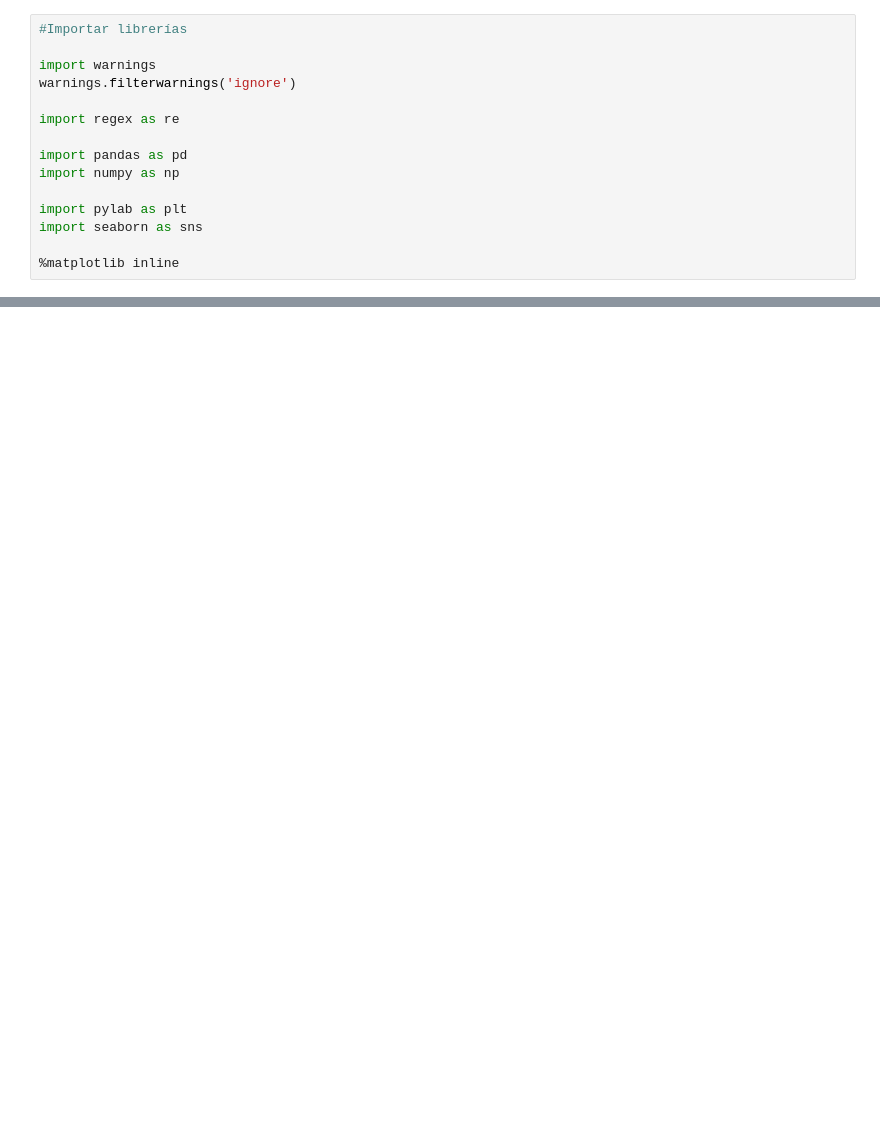
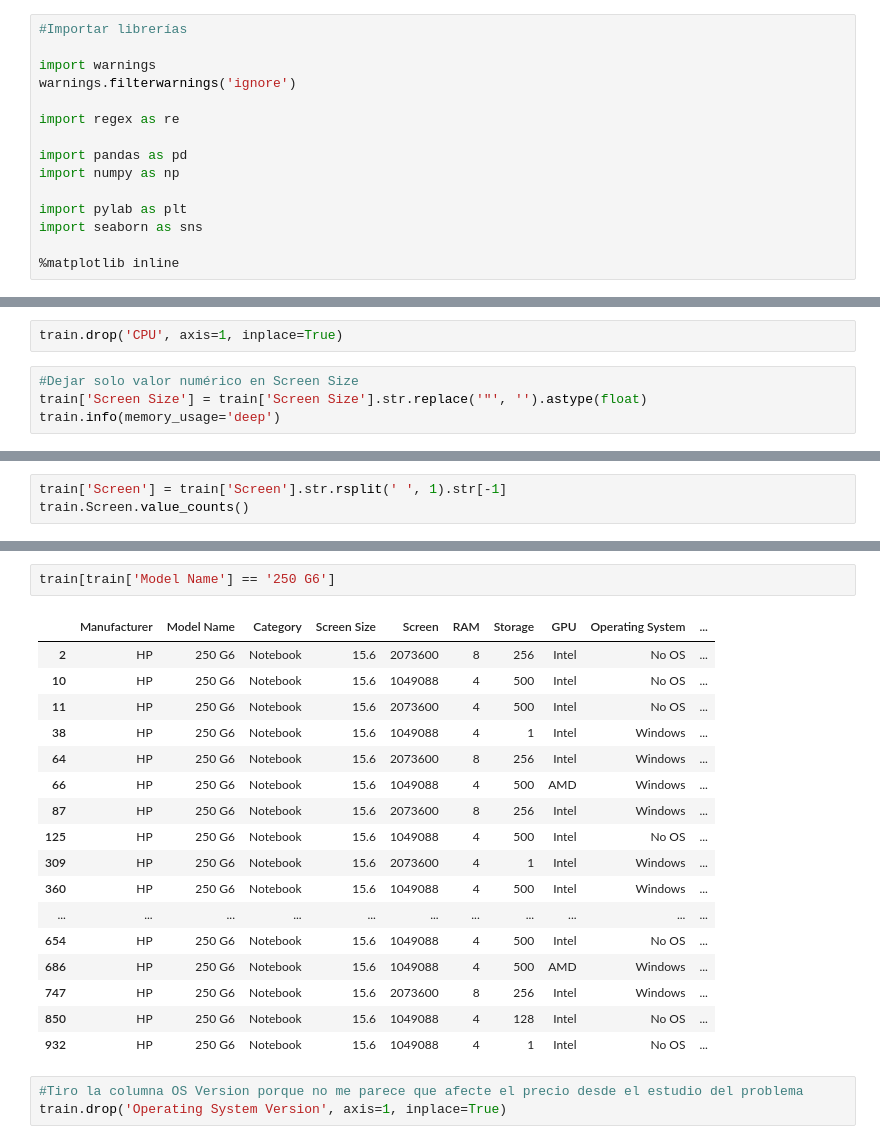
Before and after one commit to GuilleJuanco/Proyecto_Kaggle, a Jupyter notebook: main.ipynb, the cells around one changed output, grey strips where cells are left out. Cells and saved outputs as stored; diff of their text form; blank space fills up the shorter version.

```diff
--- a/main.ipynb
+++ b/main.ipynb
@@ -447,0 +269,6 @@ memory usage: 344.3 KB
+# %%
+train.drop('CPU', axis=1, inplace=True)
+# %%
+#Dejar solo valor numérico en Screen Size
+train['Screen Size'] = train['Screen Size'].str.replace('"', '').astype(float)
+train.info(memory_usage='deep')
@@ -447,0 +315,3 @@ memory usage: 344.3 KB
+# %%
+train['Screen'] = train['Screen'].str.rsplit(' ', 1).str[-1]
+train.Screen.value_counts()
@@ -447,0 +378,23 @@ memory usage: 344.3 KB
+# %%
+train[train['Model Name'] == '250 G6']
+# %% [output]
+|  | Manufacturer | Model Name | Category | Screen Size | Screen | RAM | Storage | GPU | Operating System | ... |
+| 2 | HP | 250 G6 | Notebook | 15.6 | 2073600 | 8 | 256 | Intel | No OS | ... |
+| 10 | HP | 250 G6 | Notebook | 15.6 | 1049088 | 4 | 500 | Intel | No OS | ... |
+| 11 | HP | 250 G6 | Notebook | 15.6 | 2073600 | 4 | 500 | Intel | No OS | ... |
+| 38 | HP | 250 G6 | Notebook | 15.6 | 1049088 | 4 | 1 | Intel | Windows | ... |
+| 64 | HP | 250 G6 | Notebook | 15.6 | 2073600 | 8 | 256 | Intel | Windows | ... |
+| 66 | HP | 250 G6 | Notebook | 15.6 | 1049088 | 4 | 500 | AMD | Windows | ... |
+| 87 | HP | 250 G6 | Notebook | 15.6 | 2073600 | 8 | 256 | Intel | Windows | ... |
+| 125 | HP | 250 G6 | Notebook | 15.6 | 1049088 | 4 | 500 | Intel | No OS | ... |
+| 309 | HP | 250 G6 | Notebook | 15.6 | 2073600 | 4 | 1 | Intel | Windows | ... |
+| 360 | HP | 250 G6 | Notebook | 15.6 | 1049088 | 4 | 500 | Intel | Windows | ... |
+| ... | ... | ... | ... | ... | ... | ... | ... | ... | ... | ... |
+| 654 | HP | 250 G6 | Notebook | 15.6 | 1049088 | 4 | 500 | Intel | No OS | ... |
+| 686 | HP | 250 G6 | Notebook | 15.6 | 1049088 | 4 | 500 | AMD | Windows | ... |
+| 747 | HP | 250 G6 | Notebook | 15.6 | 2073600 | 8 | 256 | Intel | Windows | ... |
+| 850 | HP | 250 G6 | Notebook | 15.6 | 1049088 | 4 | 128 | Intel | No OS | ... |
+| 932 | HP | 250 G6 | Notebook | 15.6 | 1049088 | 4 | 1 | Intel | No OS | ... |
+# %%
+#Tiro la columna OS Version porque no me parece que afecte el precio desde el estudio del problema
+train.drop('Operating System Version', axis=1, inplace=True)
```
Also changed, not shown: parts of 60 cells of this notebook, 3 other files.
